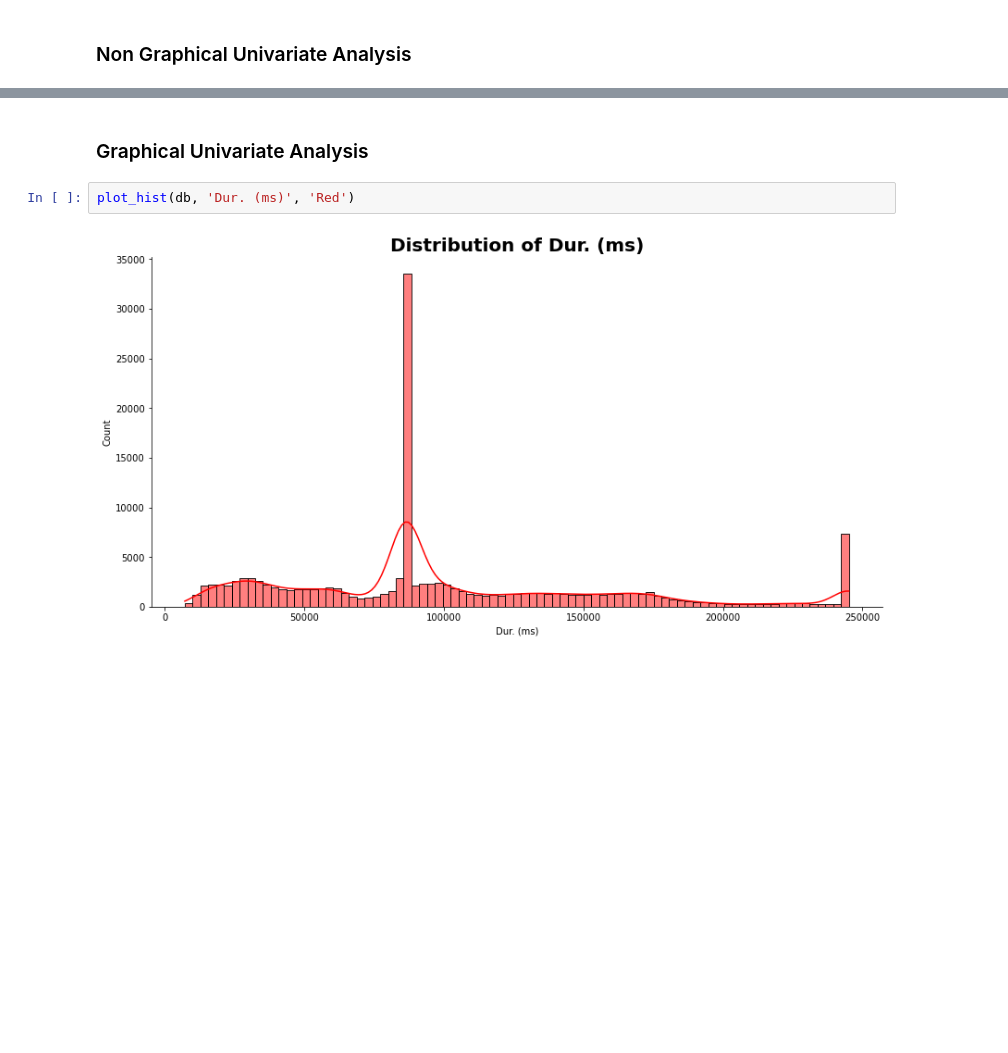
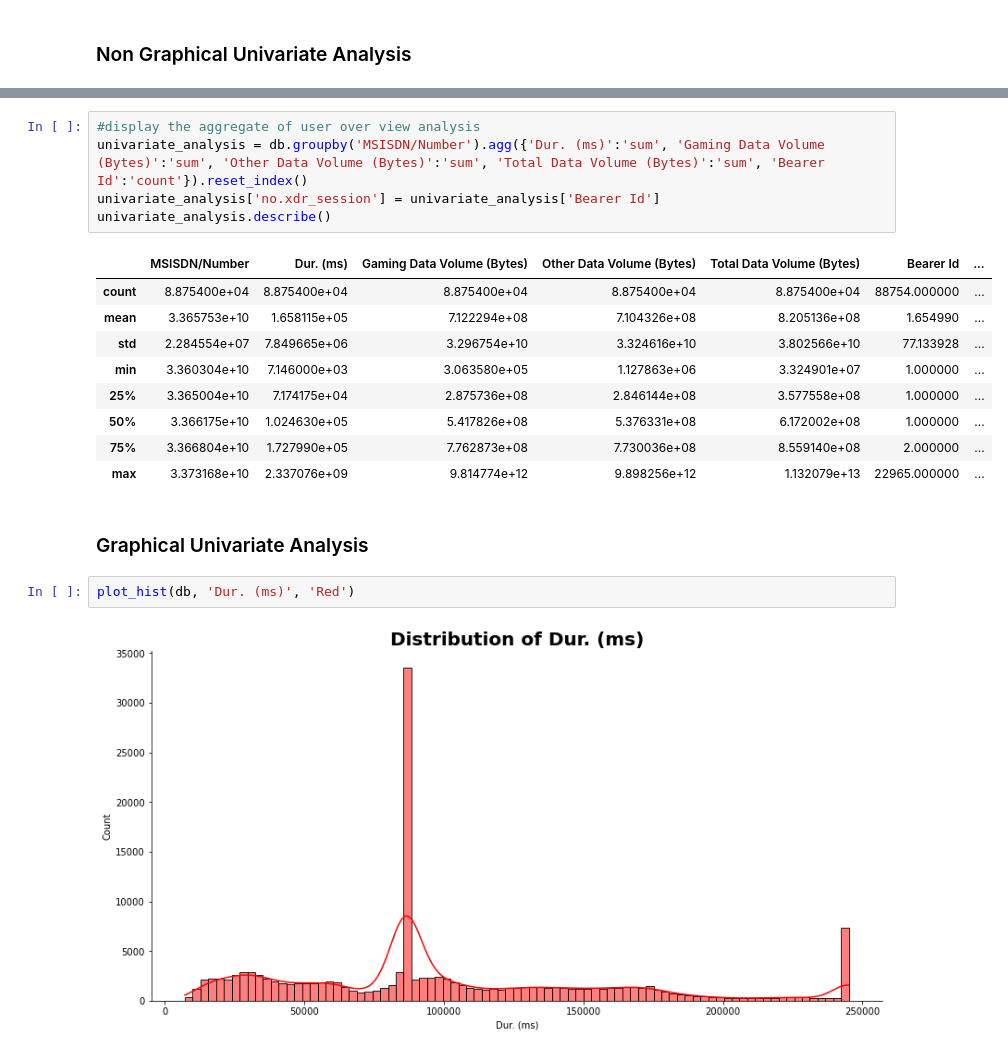
Before and after one commit to hikmab/User-Analytics-Telecomm-Industry, a Jupyter notebook: notebook/user over view analysis .ipynb, the cells around one changed output, grey strips where cells are left out. Drawn from its saved outputs; the diff is of its cells as text; blank space fills up the shorter version.

Commit message:
graphical and non graphical univarite analysis and bivarite

```diff
--- a/notebook/user over view analysis .ipynb
+++ b/notebook/user over view analysis .ipynb
@@ -794,3 +776,18 @@ univariate_analysis.describe()
+# %%
+#display the aggregate of user over view analysis
+univariate_analysis = db.groupby('MSISDN/Number').agg({'Dur. (ms)':'sum', 'Gaming Data Volume (Bytes)':'sum', 'Other Data Volume (Bytes)':'sum', 'Total Data Volume (Bytes)':'sum', 'Bearer Id':'count'}).reset_index()
+univariate_analysis['no.xdr_session'] = univariate_analysis['Bearer Id']
+univariate_analysis.describe()
+# %% [output]
+|  | MSISDN/Number | Dur. (ms) | Gaming Data Volume (Bytes) | Other Data Volume (Bytes) | Total Data Volume (Bytes) | Bearer Id | ... |
+| count | 8.875400e+04 | 8.875400e+04 | 8.875400e+04 | 8.875400e+04 | 8.875400e+04 | 88754.000000 | ... |
+| mean | 3.365753e+10 | 1.658115e+05 | 7.122294e+08 | 7.104326e+08 | 8.205136e+08 | 1.654990 | ... |
+| std | 2.284554e+07 | 7.849665e+06 | 3.296754e+10 | 3.324616e+10 | 3.802566e+10 | 77.133928 | ... |
+| min | 3.360304e+10 | 7.146000e+03 | 3.063580e+05 | 1.127863e+06 | 3.324901e+07 | 1.000000 | ... |
+| 25% | 3.365004e+10 | 7.174175e+04 | 2.875736e+08 | 2.846144e+08 | 3.577558e+08 | 1.000000 | ... |
+| 50% | 3.366175e+10 | 1.024630e+05 | 5.417826e+08 | 5.376331e+08 | 6.172002e+08 | 1.000000 | ... |
+| 75% | 3.366804e+10 | 1.727990e+05 | 7.762873e+08 | 7.730036e+08 | 8.559140e+08 | 2.000000 | ... |
+| max | 3.373168e+10 | 2.337076e+09 | 9.814774e+12 | 9.898256e+12 | 1.132079e+13 | 22965.000000 | ... |
 # %% [markdown]
 ###  Graphical Univariate Analysis
 # %%
```
Also changed, not shown: parts of 30 cells of this notebook.
